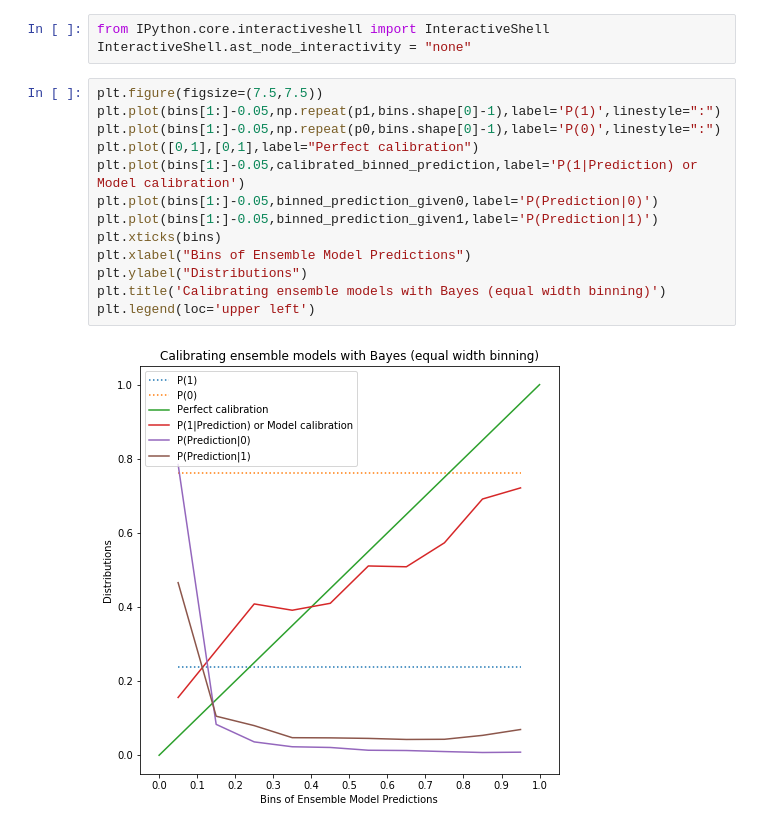
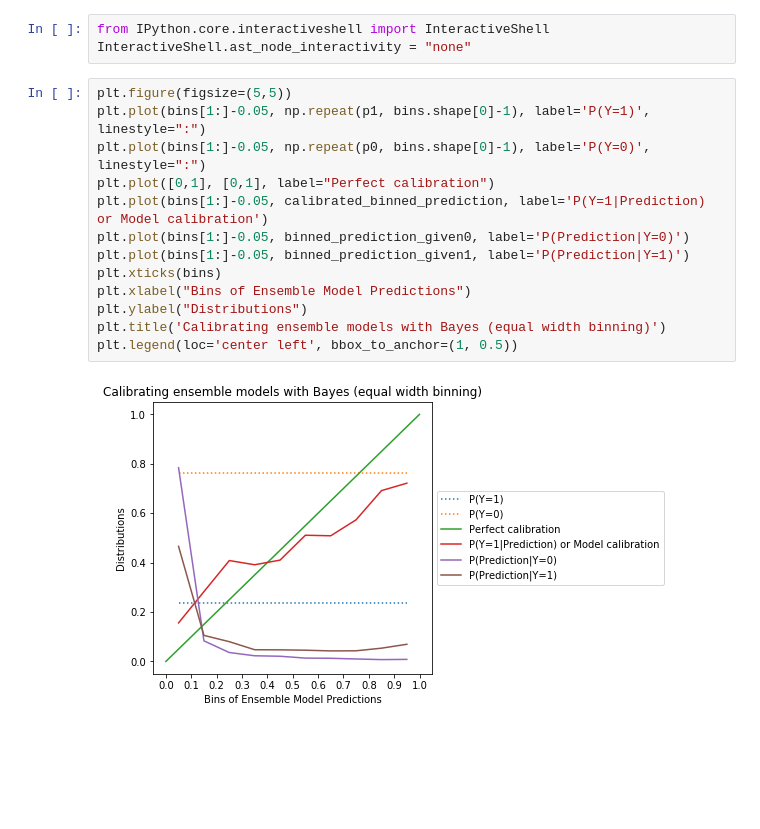
Before and after one commit to alvarorgaz/Calibrating-ensemble-models, a Jupyter notebook: Calibrating ensemble models with Bayesian binning.ipynb, the cells around one changed output. Drawn from its saved outputs; the diff is of its cells as text; blank space fills up the shorter version.

```diff
--- a/Calibrating ensemble models with Bayesian binning.ipynb
+++ b/Calibrating ensemble models with Bayesian binning.ipynb
@@ -95,17 +95,17 @@ array([0.15599422, 0.28241335, 0.40831296, 0.39130435, 0.41004184,
 from IPython.core.interactiveshell import InteractiveShell
 InteractiveShell.ast_node_interactivity = "none"
 # %%
-plt.figure(figsize=(7.5,7.5))
-plt.plot(bins[1:]-0.05,np.repeat(p1,bins.shape[0]-1),label='P(1)',linestyle=":")
-plt.plot(bins[1:]-0.05,np.repeat(p0,bins.shape[0]-1),label='P(0)',linestyle=":")
-plt.plot([0,1],[0,1],label="Perfect calibration")
-plt.plot(bins[1:]-0.05,calibrated_binned_prediction,label='P(1|Prediction) or Model calibration')
-plt.plot(bins[1:]-0.05,binned_prediction_given0,label='P(Prediction|0)')
-plt.plot(bins[1:]-0.05,binned_prediction_given1,label='P(Prediction|1)')
+plt.figure(figsize=(5,5))
+plt.plot(bins[1:]-0.05, np.repeat(p1, bins.shape[0]-1), label='P(Y=1)', linestyle=":")
+plt.plot(bins[1:]-0.05, np.repeat(p0, bins.shape[0]-1), label='P(Y=0)', linestyle=":")
+plt.plot([0,1], [0,1], label="Perfect calibration")
+plt.plot(bins[1:]-0.05, calibrated_binned_prediction, label='P(Y=1|Prediction) or Model calibration')
+plt.plot(bins[1:]-0.05, binned_prediction_given0, label='P(Prediction|Y=0)')
+plt.plot(bins[1:]-0.05, binned_prediction_given1, label='P(Prediction|Y=1)')
 plt.xticks(bins)
 plt.xlabel("Bins of Ensemble Model Predictions")
 plt.ylabel("Distributions")
 plt.title('Calibrating ensemble models with Bayes (equal width binning)')
-plt.legend(loc='upper left')
+plt.legend(loc='center left', bbox_to_anchor=(1, 0.5))
 # %% [output]
-[figure, old version]
+[figure, new version]
```
Also changed, not shown: parts of 14 cells of this notebook, 1 other file.
